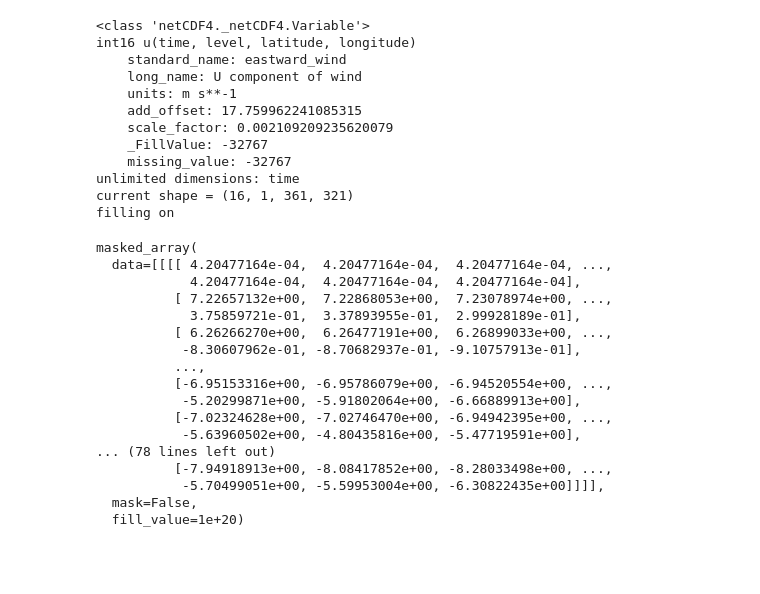
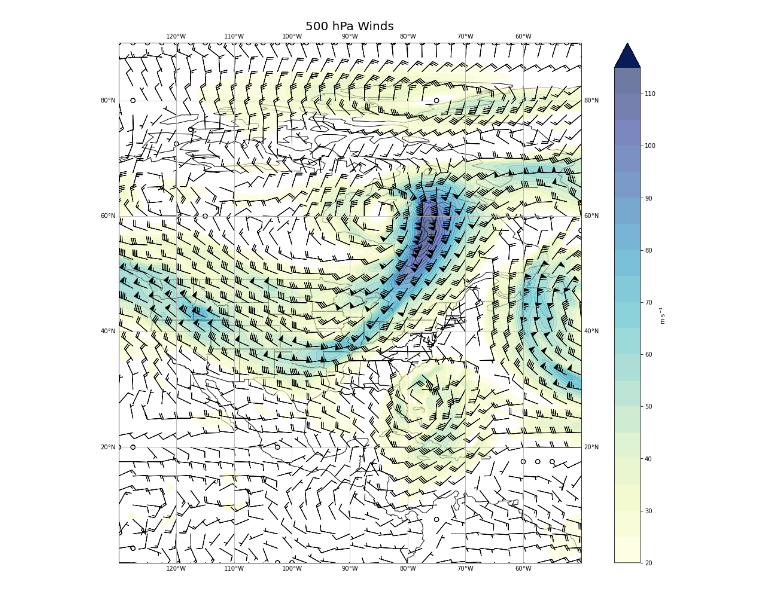
Before and after one commit to jhruppert/OU-Dynamics-3123, a Jupyter notebook: HW3.ipynb, the cells around one changed output. Saved outputs shown, nothing was run; the diff lists cells and outputs as text; code cells hidden in the pictures; blank space fills up the shorter version.

```diff
--- a/HW3.ipynb
+++ b/HW3.ipynb
@@ -3,2 +6,3 @@ from netCDF4 import Dataset
 # %%
-nc = Dataset('data/sandy/ERA5-sandy-pl_1000hpa.nc')
+pressure = '500'
+nc = Dataset('data/sandy/ERA5-sandy-pl_'+pressure+'hpa.nc')
@@ -18,35 +9,31 @@ root group (NETCDF3_64BIT_OFFSET data model, file format NETCDF3):
 # %%
-nc.variables['u']
+itime = 0 #choose index of time
+
+u = nc.variables['u'][itime, 0, :, :]*1.94384 #result is 2d array (lat, lon), convert to knots
+v = nc.variables['v'][itime, 0, :, :]*1.94384
+spd = np.sqrt(u**2 + v**2)
+lat, lon = np.meshgrid(nc.variables['latitude'][:], nc.variables['longitude'][:], indexing='ij') #make 2d lat, lon grid to match u, v size
-# %% [output]
-<class 'netCDF4._netCDF4.Variable'>
-int16 u(time, level, latitude, longitude)
-    standard_name: eastward_wind
-    long_name: U component of wind
-    units: m s**-1
-    add_offset: 17.759962241085315
-    scale_factor: 0.002109209235620079
-    _FillValue: -32767
-    missing_value: -32767
-unlimited dimensions: time
-current shape = (16, 1, 361, 321)
-filling on
-# %%
-nc.variables['u'][:]
-# %% [output]
-masked_array(
-  data=[[[[ 4.20477164e-04,  4.20477164e-04,  4.20477164e-04, ...,
-            4.20477164e-04,  4.20477164e-04,  4.20477164e-04],
-          [ 7.22657132e+00,  7.22868053e+00,  7.23078974e+00, ...,
-            3.75859721e-01,  3.37893955e-01,  2.99928189e-01],
-          [ 6.26266270e+00,  6.26477191e+00,  6.26899033e+00, ...,
-           -8.30607962e-01, -8.70682937e-01, -9.10757913e-01],
-          ...,
-          [-6.95153316e+00, -6.95786079e+00, -6.94520554e+00, ...,
-           -5.20299871e+00, -5.91802064e+00, -6.66889913e+00],
-          [-7.02324628e+00, -7.02746470e+00, -6.94942395e+00, ...,
-           -5.63960502e+00, -4.80435816e+00, -5.47719591e+00],
-... (78 lines left out)
-          [-7.94918913e+00, -8.08417852e+00, -8.28033498e+00, ...,
-           -5.70499051e+00, -5.59953004e+00, -6.30822435e+00]]]],
-  mask=False,
-  fill_value=1e+20)
+# %%
+spacing=10 #barbspacing (smaller if zoomed in)
+
+#create figure
+fig = plt.figure(figsize=(20,16))
+ax = fig.add_subplot(111,projection=cartopy.crs.PlateCarree())
+ax.set_title(pressure + ' hPa Winds', fontsize=20)
+
+#contour and barbs
+im = ax.contourf(lon, lat, np.sqrt(u**2 + v**2), np.arange(20, np.nanmax(spd), 5), cmap='YlGnBu', alpha=0.6, extend='max',projection=cartopy.crs.PlateCarree(), zorder=2)
+cbar = plt.colorbar(im, ax=ax); cbar.ax.set_ylabel('m s$^{-1}$')
+ax.barbs(lon[::spacing,::spacing], lat[::spacing,::spacing], u[::spacing,::spacing], v[::spacing,::spacing], zorder=2)
+
+#add map features
+#ax.add_feature(cartopy.feature.LAND) #land color
+#ax.add_feature(cartopy.feature.OCEAN) #ocean color
+ax.add_feature(cartopy.feature.COASTLINE)
+ax.add_feature(cartopy.feature.STATES)
+ax.gridlines(draw_labels=True, dms=True, x_inline=False, y_inline=False)
+#ax.set_extent([-90, -60, 15, 45]) #Zoomed into Sandy
+
+plt.show()
+# %% [output]
+[figure, added]
```
Also changed, not shown: parts of 2 cells of this notebook.
